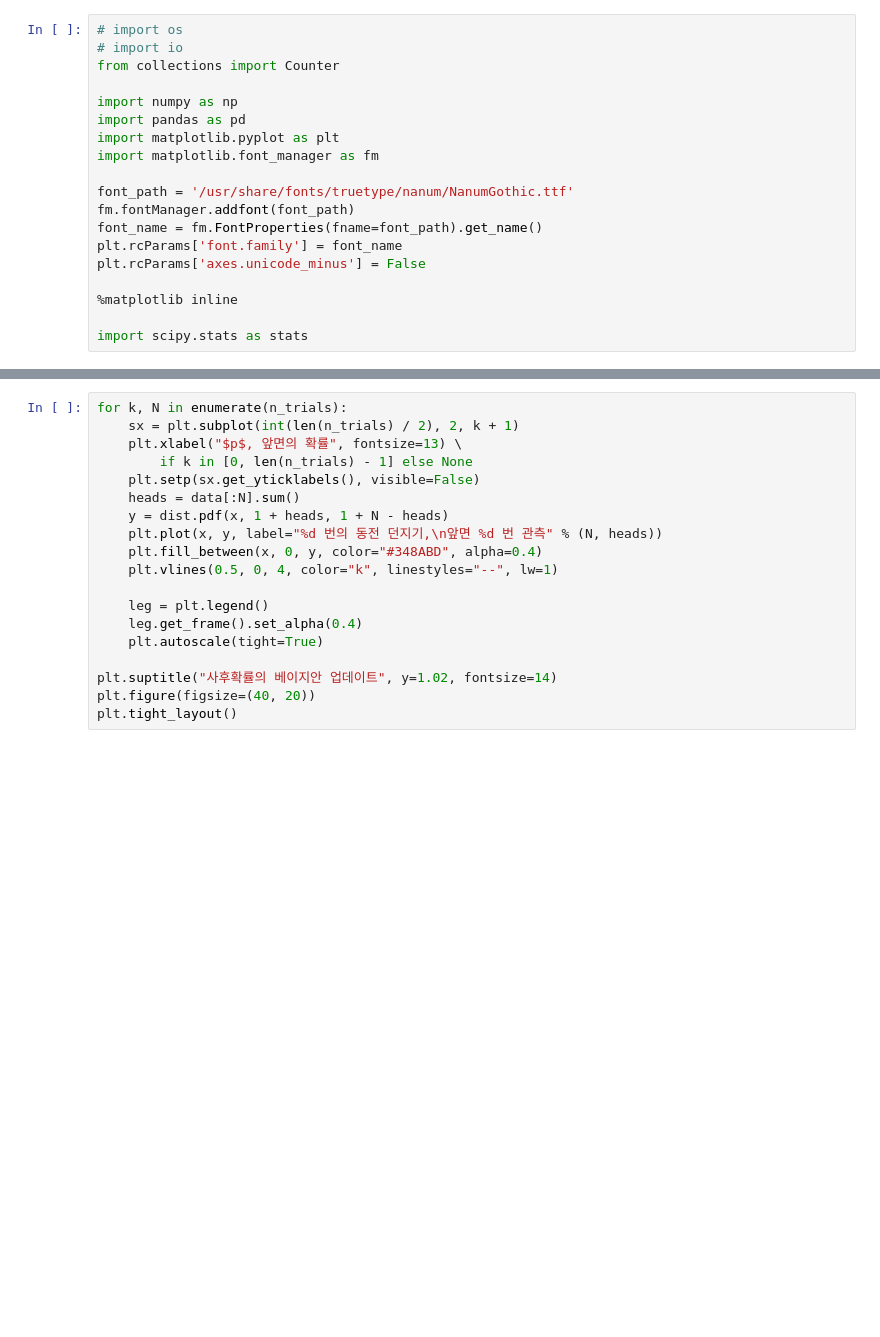
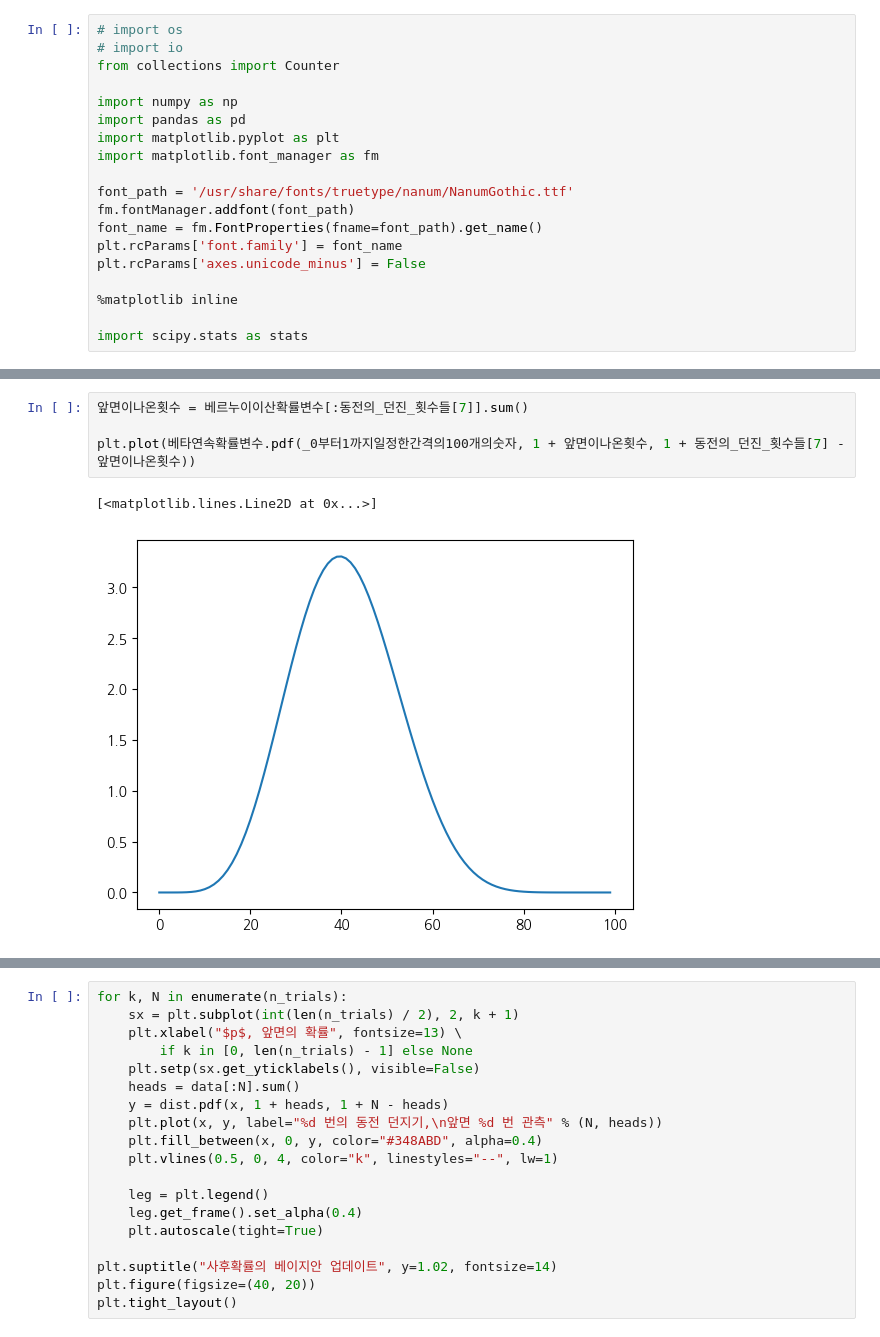
Before and after one commit to Song-Juntae/statistics, a Jupyter notebook: 프로그래머를_위한_베이지안_with_파이썬.ipynb, the cells around one changed output, grey strips where cells are left out. Saved outputs shown, nothing was run; the diff lists cells and outputs as text; blank space fills up the shorter version.

```diff
--- a/프로그래머를_위한_베이지안_with_파이썬.ipynb
+++ b/프로그래머를_위한_베이지안_with_파이썬.ipynb
@@ -32 +54,8 @@ x = np.linspace(0, 1, 100)
+# %%
+앞면이나온횟수 = 베르누이이산확률변수[:동전의_던진_횟수들[7]].sum()
+
+plt.plot(베타연속확률변수.pdf(_0부터1까지일정한간격의100개의숫자, 1 + 앞면이나온횟수, 1 + 동전의_던진_횟수들[7] - 앞면이나온횟수))
+# %% [output]
+[<matplotlib.lines.Line2D at 0x...>]
+[figure, added]
 # %%
```
Also changed, not shown: parts of 9 cells of this notebook.
